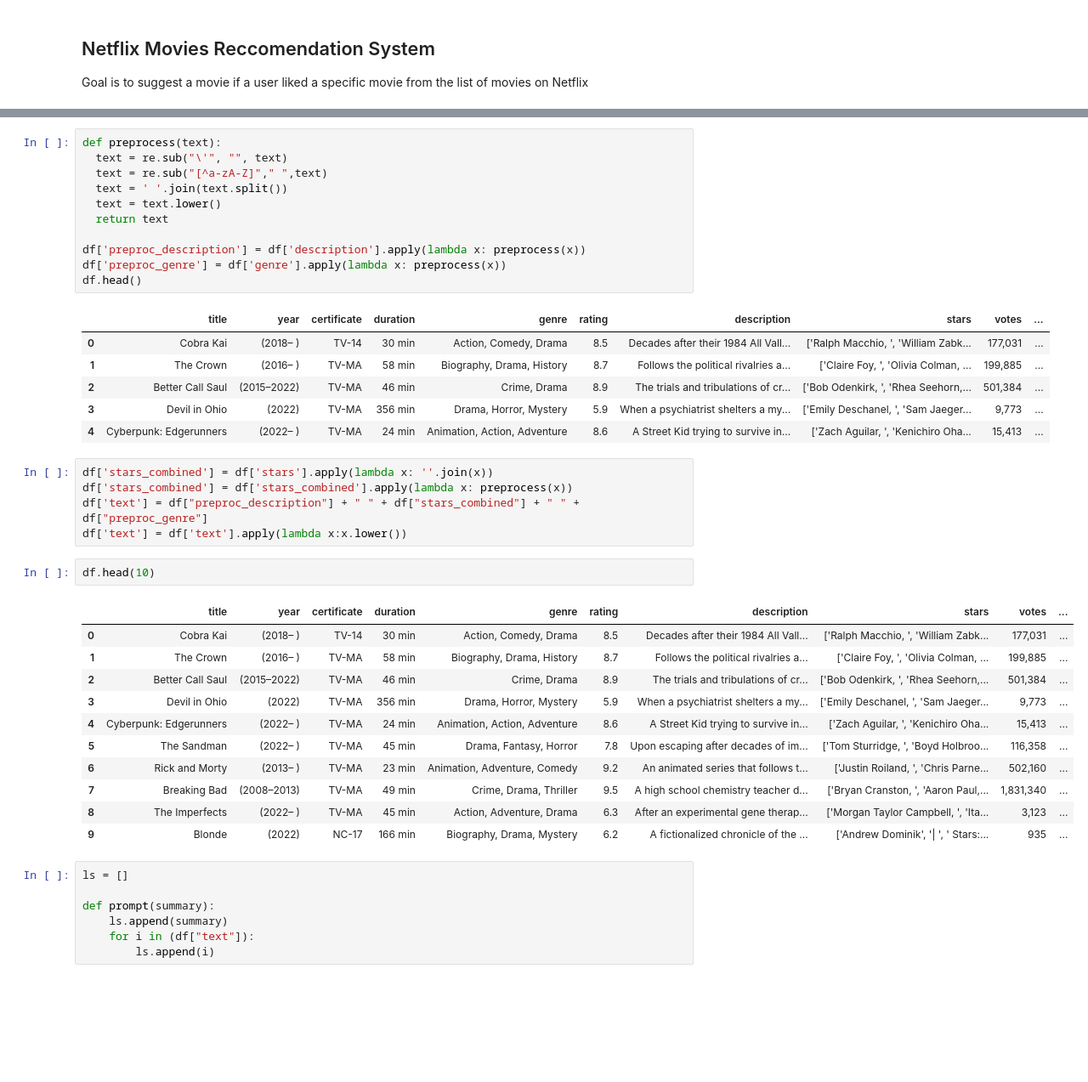
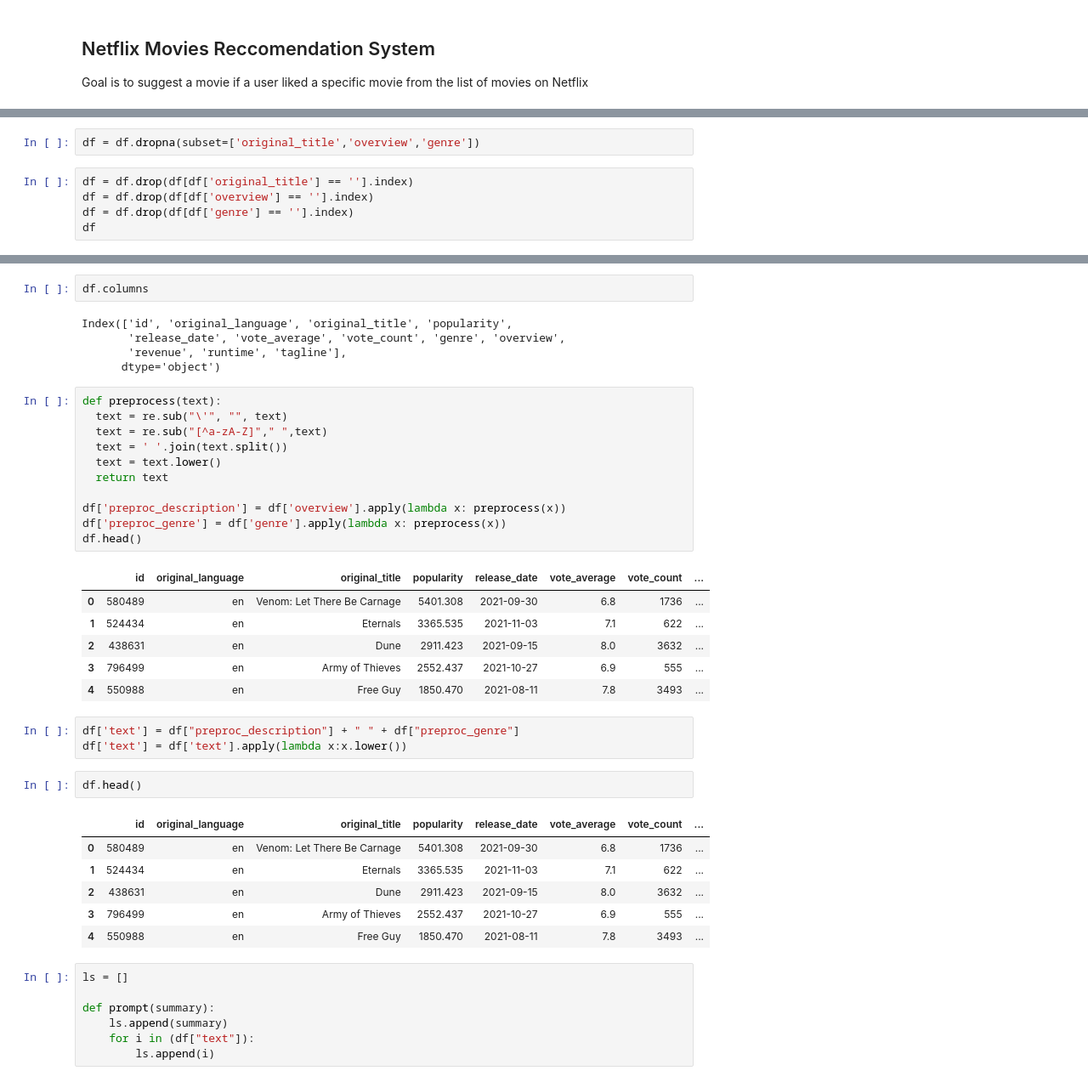
Before and after one commit to MnCSSJ4x/Content-based-recommendation, a Jupyter notebook: TextToNetflix.ipynb, the cells around one changed output, grey strips where cells are left out. Shown at 85% size. Drawn from its saved outputs; the diff is of its cells as text; blank space fills up the shorter version.

```diff
--- a/TextToNetflix.ipynb
+++ b/TextToNetflix.ipynb
@@ -79,0 +52,7 @@ df
+# %%
+df = df.dropna(subset=['original_title','overview','genre'])
+# %%
+df = df.drop(df[df['original_title'] == ''].index)
+df = df.drop(df[df['overview'] == ''].index)
+df = df.drop(df[df['genre'] == ''].index)
+df
@@ -80,3 +73,10 @@ df
+# %%
+df.columns
+# %% [output]
+Index(['id', 'original_language', 'original_title', 'popularity',
+       'release_date', 'vote_average', 'vote_count', 'genre', 'overview',
+       'revenue', 'runtime', 'tagline'],
+      dtype='object')
 # %%
 def preprocess(text):
   text = re.sub("\'", "", text)
@@ -85,35 +85,28 @@ def preprocess(text):
   text = text.lower()
   return text
 
-df['preproc_description'] = df['description'].apply(lambda x: preprocess(x))
+df['preproc_description'] = df['overview'].apply(lambda x: preprocess(x))
 df['preproc_genre'] = df['genre'].apply(lambda x: preprocess(x))
 df.head()
 # %% [output]
-|  | title | year | certificate | duration | genre | rating | description | stars | votes | ... |
-| 0 | Cobra Kai | (2018– ) | TV-14 | 30 min | Action, Comedy, Drama | 8.5 | Decades after their 1984 All Vall... | ['Ralph Macchio, ', 'William Zabk... | 177,031 | ... |
-| 1 | The Crown | (2016– ) | TV-MA | 58 min | Biography, Drama, History | 8.7 | Follows the political rivalries a... | ['Claire Foy, ', 'Olivia Colman, ... | 199,885 | ... |
-| 2 | Better Call Saul | (2015–2022) | TV-MA | 46 min | Crime, Drama | 8.9 | The trials and tribulations of cr... | ['Bob Odenkirk, ', 'Rhea Seehorn,... | 501,384 | ... |
-| 3 | Devil in Ohio | (2022) | TV-MA | 356 min | Drama, Horror, Mystery | 5.9 | When a psychiatrist shelters a my... | ['Emily Deschanel, ', 'Sam Jaeger... | 9,773 | ... |
-| 4 | Cyberpunk: Edgerunners | (2022– ) | TV-MA | 24 min | Animation, Action, Adventure | 8.6 | A Street Kid trying to survive in... | ['Zach Aguilar, ', 'Kenichiro Oha... | 15,413 | ... |
+|  | id | original_language | original_title | popularity | release_date | vote_average | vote_count | ... |
+| 0 | 580489 | en | Venom: Let There Be Carnage | 5401.308 | 2021-09-30 | 6.8 | 1736 | ... |
+| 1 | 524434 | en | Eternals | 3365.535 | 2021-11-03 | 7.1 | 622 | ... |
+| 2 | 438631 | en | Dune | 2911.423 | 2021-09-15 | 8.0 | 3632 | ... |
+| 3 | 796499 | en | Army of Thieves | 2552.437 | 2021-10-27 | 6.9 | 555 | ... |
+| 4 | 550988 | en | Free Guy | 1850.470 | 2021-08-11 | 7.8 | 3493 | ... |
 # %%
-df['stars_combined'] = df['stars'].apply(lambda x: ''.join(x))
-df['stars_combined'] = df['stars_combined'].apply(lambda x: preprocess(x))
-df['text'] = df["preproc_description"] + " " + df["stars_combined"] + " " + df["preproc_genre"]
+df['text'] = df["preproc_description"] + " " + df["preproc_genre"]
 df['text'] = df['text'].apply(lambda x:x.lower())
 # %%
-df.head(10)
+df.head()
 # %% [output]
-|  | title | year | certificate | duration | genre | rating | description | stars | votes | ... |
-| 0 | Cobra Kai | (2018– ) | TV-14 | 30 min | Action, Comedy, Drama | 8.5 | Decades after their 1984 All Vall... | ['Ralph Macchio, ', 'William Zabk... | 177,031 | ... |
-| 1 | The Crown | (2016– ) | TV-MA | 58 min | Biography, Drama, History | 8.7 | Follows the political rivalries a... | ['Claire Foy, ', 'Olivia Colman, ... | 199,885 | ... |
-| 2 | Better Call Saul | (2015–2022) | TV-MA | 46 min | Crime, Drama | 8.9 | The trials and tribulations of cr... | ['Bob Odenkirk, ', 'Rhea Seehorn,... | 501,384 | ... |
-| 3 | Devil in Ohio | (2022) | TV-MA | 356 min | Drama, Horror, Mystery | 5.9 | When a psychiatrist shelters a my... | ['Emily Deschanel, ', 'Sam Jaeger... | 9,773 | ... |
-| 4 | Cyberpunk: Edgerunners | (2022– ) | TV-MA | 24 min | Animation, Action, Adventure | 8.6 | A Street Kid trying to survive in... | ['Zach Aguilar, ', 'Kenichiro Oha... | 15,413 | ... |
-| 5 | The Sandman | (2022– ) | TV-MA | 45 min | Drama, Fantasy, Horror | 7.8 | Upon escaping after decades of im... | ['Tom Sturridge, ', 'Boyd Holbroo... | 116,358 | ... |
-| 6 | Rick and Morty | (2013– ) | TV-MA | 23 min | Animation, Adventure, Comedy | 9.2 | An animated series that follows t... | ['Justin Roiland, ', 'Chris Parne... | 502,160 | ... |
-| 7 | Breaking Bad | (2008–2013) | TV-MA | 49 min | Crime, Drama, Thriller | 9.5 | A high school chemistry teacher d... | ['Bryan Cranston, ', 'Aaron Paul,... | 1,831,340 | ... |
-| 8 | The Imperfects | (2022– ) | TV-MA | 45 min | Action, Adventure, Drama | 6.3 | After an experimental gene therap... | ['Morgan Taylor Campbell, ', 'Ita... | 3,123 | ... |
-| 9 | Blonde | (2022) | NC-17 | 166 min | Biography, Drama, Mystery | 6.2 | A fictionalized chronicle of the ... | ['Andrew Dominik', '| ', ' Stars:... | 935 | ... |
+|  | id | original_language | original_title | popularity | release_date | vote_average | vote_count | ... |
+| 0 | 580489 | en | Venom: Let There Be Carnage | 5401.308 | 2021-09-30 | 6.8 | 1736 | ... |
+| 1 | 524434 | en | Eternals | 3365.535 | 2021-11-03 | 7.1 | 622 | ... |
+| 2 | 438631 | en | Dune | 2911.423 | 2021-09-15 | 8.0 | 3632 | ... |
+| 3 | 796499 | en | Army of Thieves | 2552.437 | 2021-10-27 | 6.9 | 555 | ... |
+| 4 | 550988 | en | Free Guy | 1850.470 | 2021-08-11 | 7.8 | 3493 | ... |
 # %%
 ls = []
 
```
Also changed, not shown: parts of 16 cells of this notebook.
